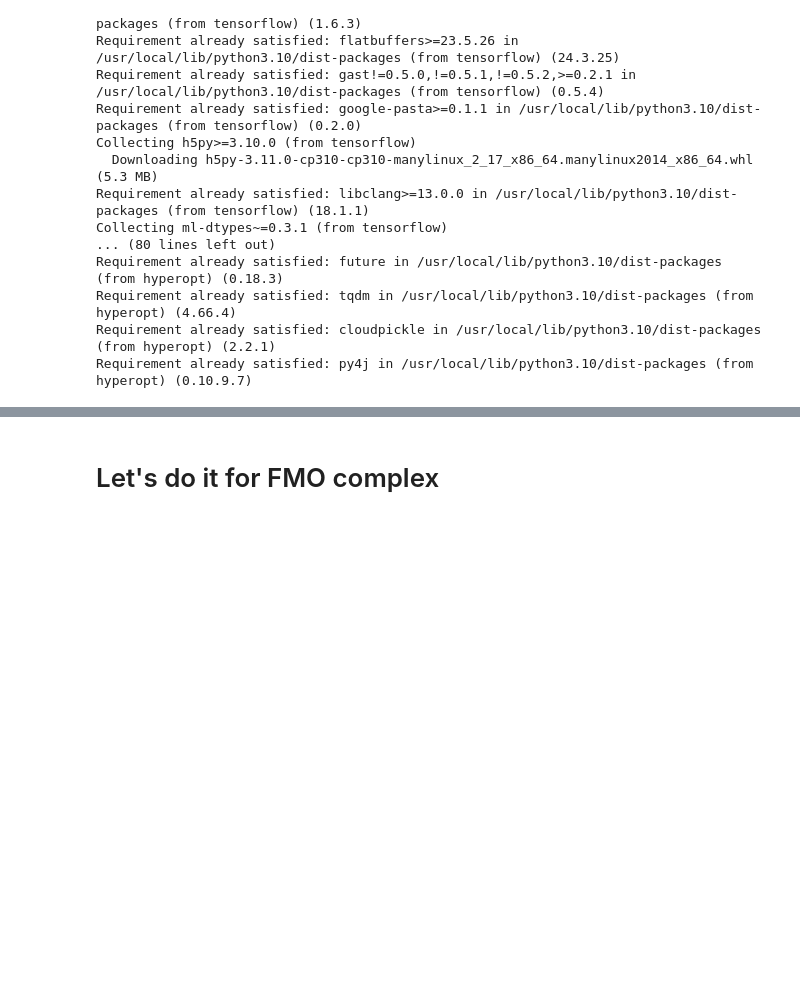
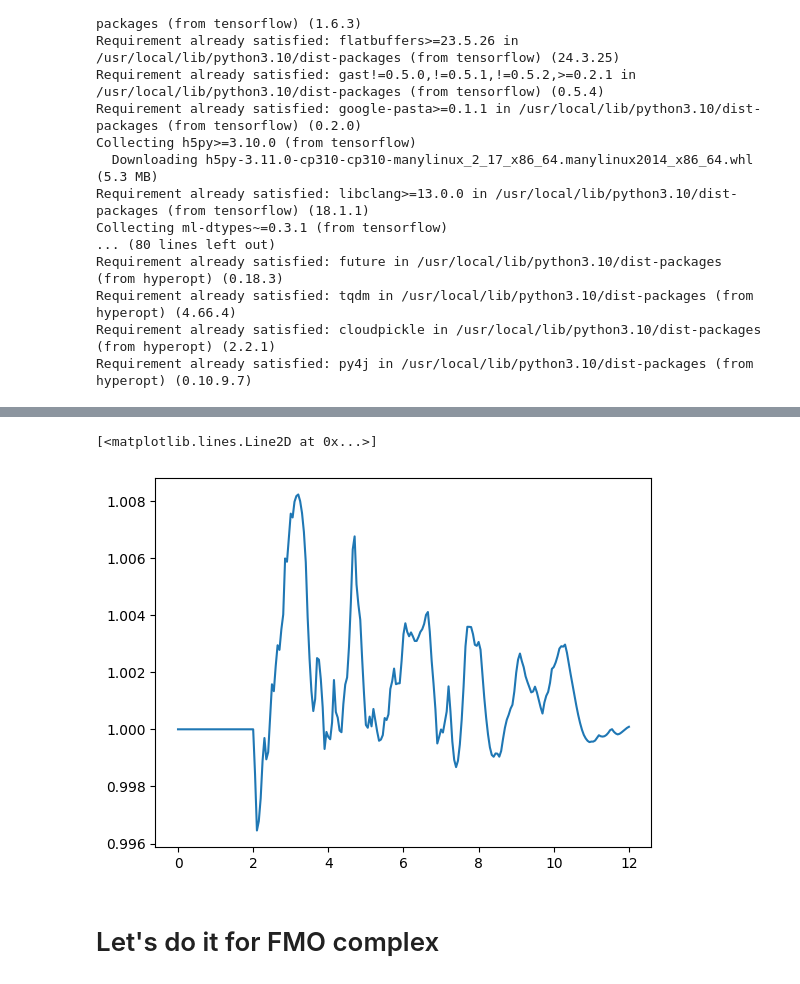
Before and after one commit to Arif-PhyChem/trace_conservation-, a Jupyter notebook: unconstrained.ipynb, the cells around one changed output, grey strips where cells are left out. Cells and saved outputs as stored; diff of their text form; code cells hidden in the pictures; blank space fills up the shorter version.

```diff
--- a/unconstrained.ipynb
+++ b/unconstrained.ipynb
@@ -279,2 +219,11 @@ Text(0.5, 1.0, 'Trace in the case of physics-agnostic NNs for spin-boson model')
+# %%
+# Plot trace vs time
+x = np.load('unconstrained_sb_traj.npy')
+trace = np.real(x[:,1] + x[:,4])
+
+plt.plot(x[:,0], trace)
+# %% [output]
+[<matplotlib.lines.Line2D at 0x...>]
+[figure, added]
 # %% [markdown]
 # Let's do it for FMO complex
```
Also changed, not shown: parts of 21 cells of this notebook.
